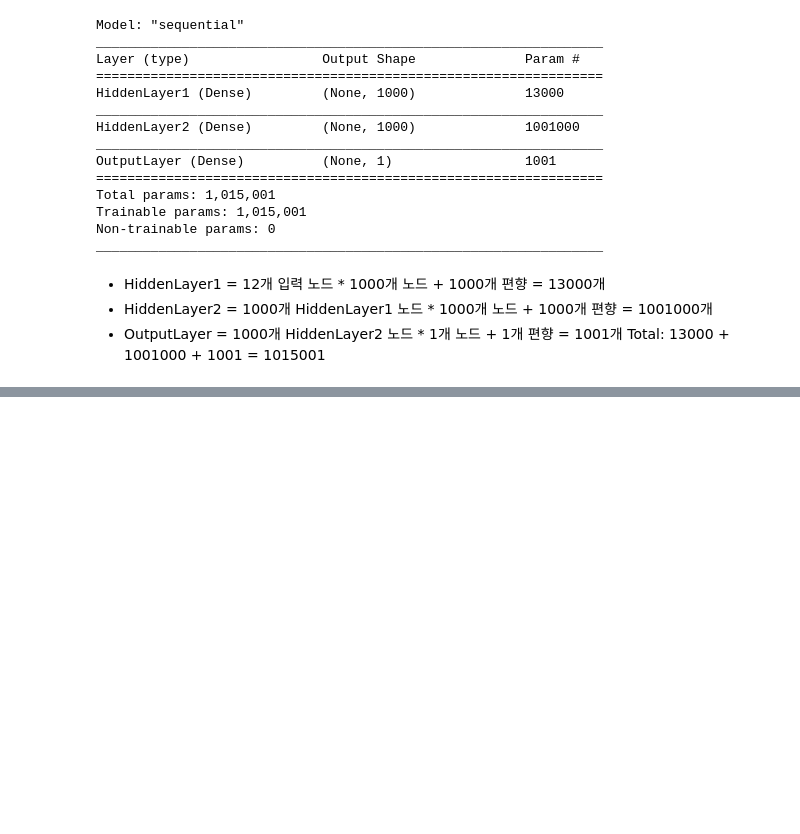
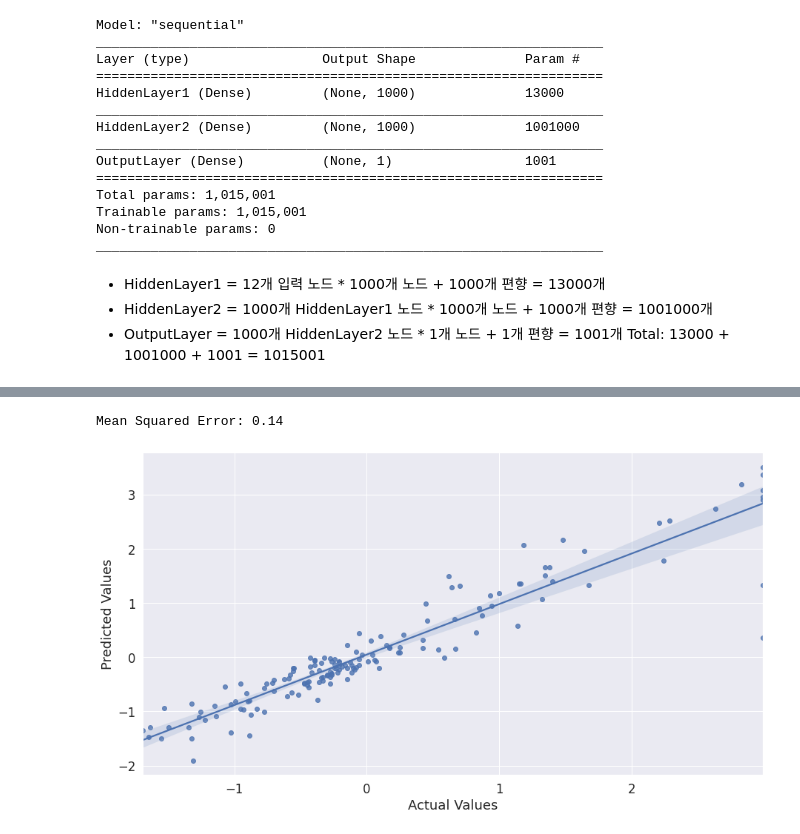
Before and after one commit to Marlrero/AI_PrimaryEducation, a Jupyter notebook: housing.ipynb, the cells around one changed output, grey strips where cells are left out. Drawn from its saved outputs; the diff is of its cells as text; code cells hidden in the pictures; blank space fills up the shorter version.

```diff
--- a/housing.ipynb
+++ b/housing.ipynb
@@ -210,0 +295,23 @@ Total: 13000 + 1001000 + 1001 = 1015001
+# %%
+model = Sequential()  # 순차적인 모델 구성
+
+input = X_train.shape[1]
+model.add(Dense(name='HiddenLayer1', units=MY_HIDDEN, input_dim=input, activation='relu'))
+model.add(Dense(name='HiddenLayer2', units=MY_HIDDEN, activation='relu'))
+model.add(Dense(name='OutputLayer', units=1))
+
+model.compile(optimizer='sgd', loss='mse')
+model.fit(x=X_train, y=Y_train, epochs=MY_EPOCH, batch_size=16, verbose=0) # batch_size=16
+loss = model.evaluate(x=X_test, y=Y_test, verbose=0)
+print("Mean Squared Error: {:.2f}".format(loss))
+pred = model.predict(x=X_test)
+
+# Scatter plot 출력
+plt.figure(figsize=(15, 8)) # figure size
+sns.regplot(x=Y_test, y=pred) # 정답, 추측값
+plt.xlabel("Actual Values")
+plt.ylabel("Predicted Values")
+plt.show()
+# %% [output]
+Mean Squared Error: 0.14
+[figure, added]
```
Also changed, not shown: parts of 17 cells of this notebook.
